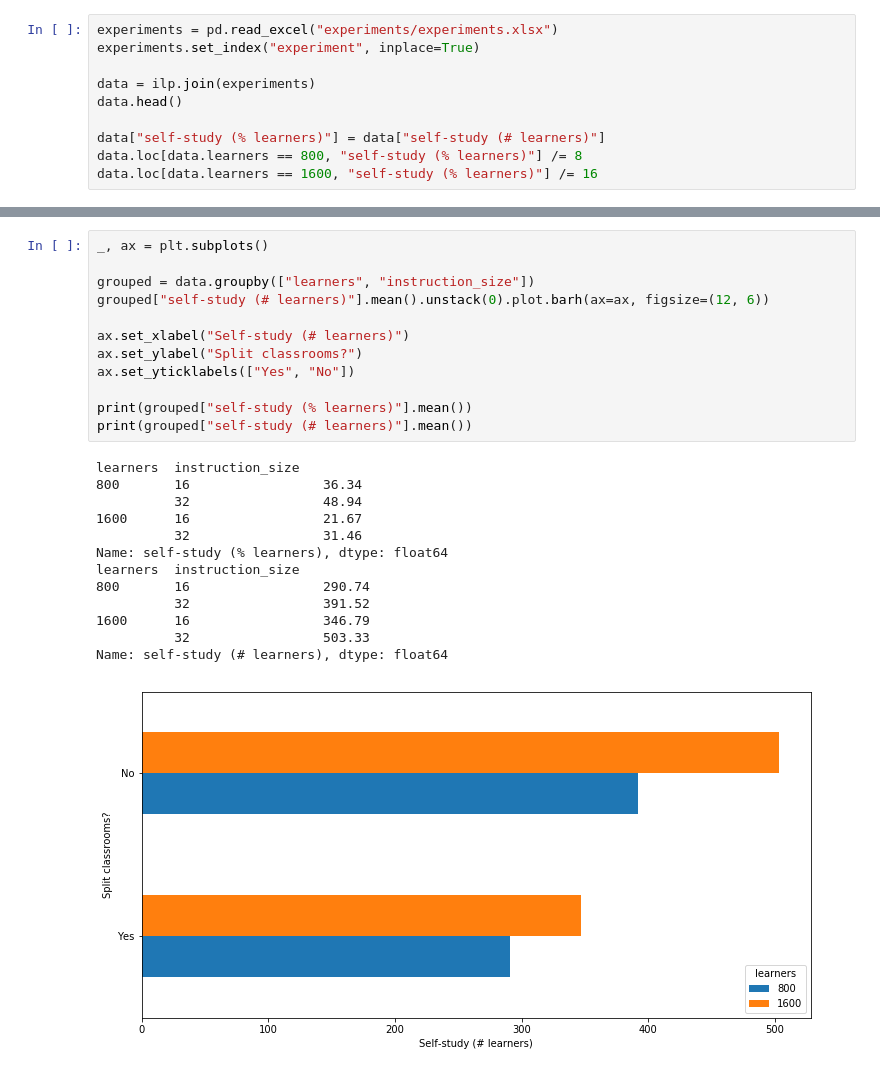
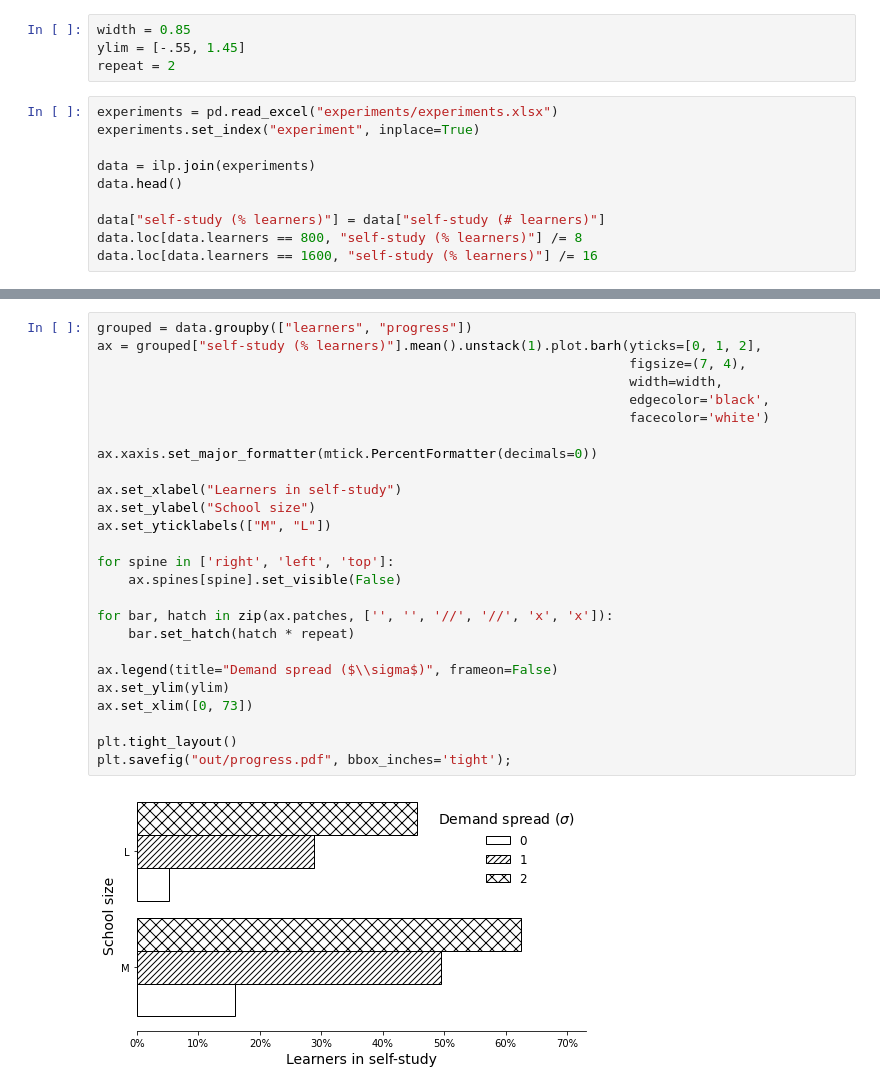
Before and after one commit to N-Wouda/PL-Hourly-Heuristic, a Jupyter notebook: analysis.ipynb, the cells around one changed output, grey strips where cells are left out. Drawn from its saved outputs; the diff is of its cells as text.

```diff
--- a/analysis.ipynb
+++ b/analysis.ipynb
@@ -101,6 +129,10 @@ experiment &         &           &            &       &       \\
 \end{longtable}
 # %% [markdown]
 # Experimental results
+# %%
+width = 0.85
+ylim = [-.55, 1.45]
+repeat = 2
 # %%
 experiments = pd.read_excel("experiments/experiments.xlsx")
 experiments.set_index("experiment", inplace=True)
@@ -194,26 +146,28 @@ Name: self-study (# learners), dtype: float64
-# %%
-_, ax = plt.subplots()
-
-grouped = data.groupby(["learners", "instruction_size"])
-grouped["self-study (# learners)"].mean().unstack(0).plot.barh(ax=ax, figsize=(12, 6))
-
-ax.set_xlabel("Self-study (# learners)")
-ax.set_ylabel("Split classrooms?")
-ax.set_yticklabels(["Yes", "No"])
-
-print(grouped["self-study (% learners)"].mean())
-print(grouped["self-study (# learners)"].mean())
-# %% [output]
-learners  instruction_size
-800       16                 36.34
-          32                 48.94
-1600      16                 21.67
-          32                 31.46
-Name: self-study (% learners), dtype: float64
-learners  instruction_size
-800       16                 290.74
-          32                 391.52
-1600      16                 346.79
-          32                 503.33
-Name: self-study (# learners), dtype: float64
-[figure, removed]
+# %%
+grouped = data.groupby(["learners", "progress"])
+ax = grouped["self-study (% learners)"].mean().unstack(1).plot.barh(yticks=[0, 1, 2],
+                                                                    figsize=(7, 4),
+                                                                    width=width,
+                                                                    edgecolor='black',
+                                                                    facecolor='white')
+
+ax.xaxis.set_major_formatter(mtick.PercentFormatter(decimals=0))
+
+ax.set_xlabel("Learners in self-study")
+ax.set_ylabel("School size")
+ax.set_yticklabels(["M", "L"])
+
+for spine in ['right', 'left', 'top']:
+    ax.spines[spine].set_visible(False)
+
+for bar, hatch in zip(ax.patches, ['', '', '//', '//', 'x', 'x']):
+    bar.set_hatch(hatch * repeat)
+
+ax.legend(title="Demand spread ($\\sigma$)", frameon=False)
+ax.set_ylim(ylim)
+ax.set_xlim([0, 73])
+
+plt.tight_layout()
+plt.savefig("out/progress.pdf", bbox_inches='tight');
+# %% [output]
+[figure, added]
```
Also changed, not shown: parts of 15 cells of this notebook, 2 other files.
